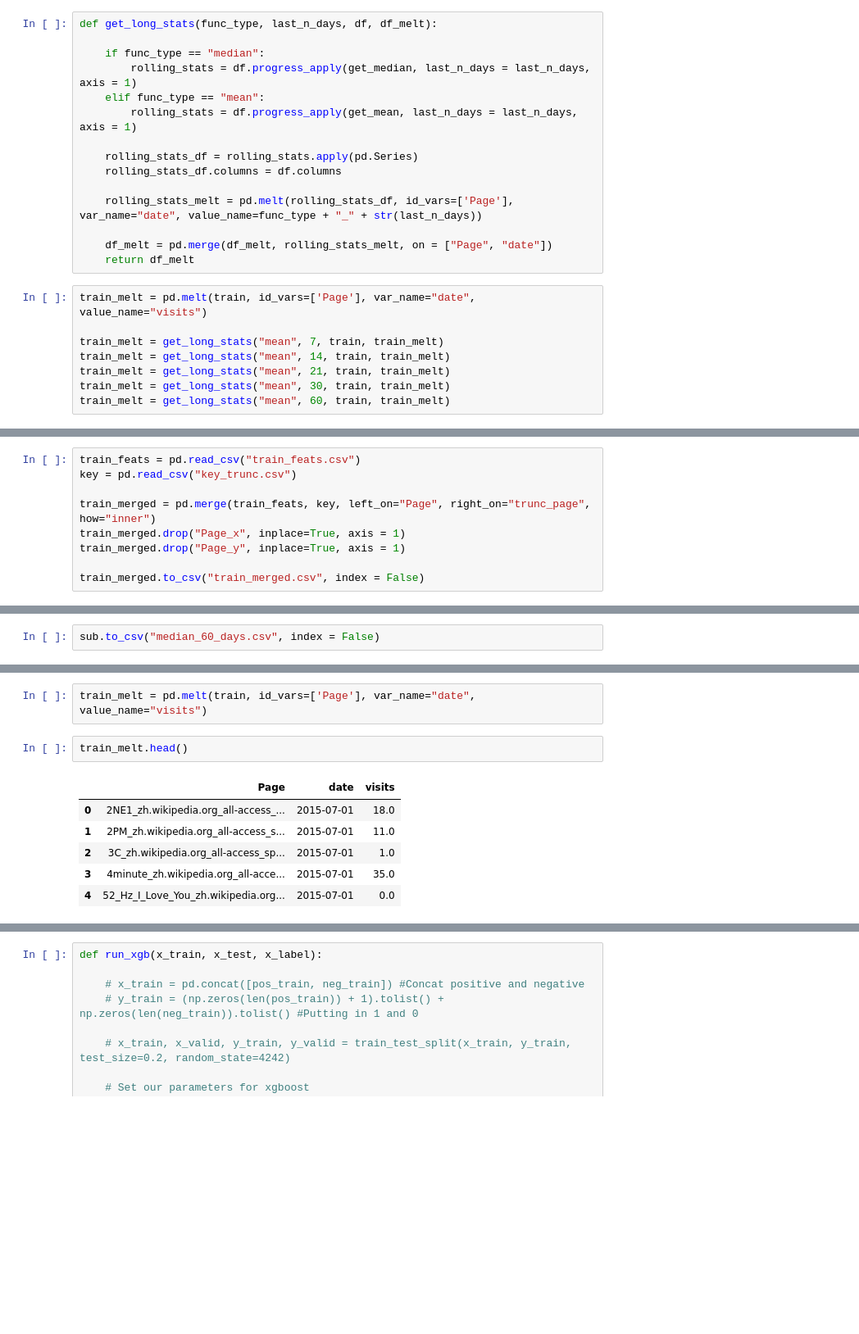
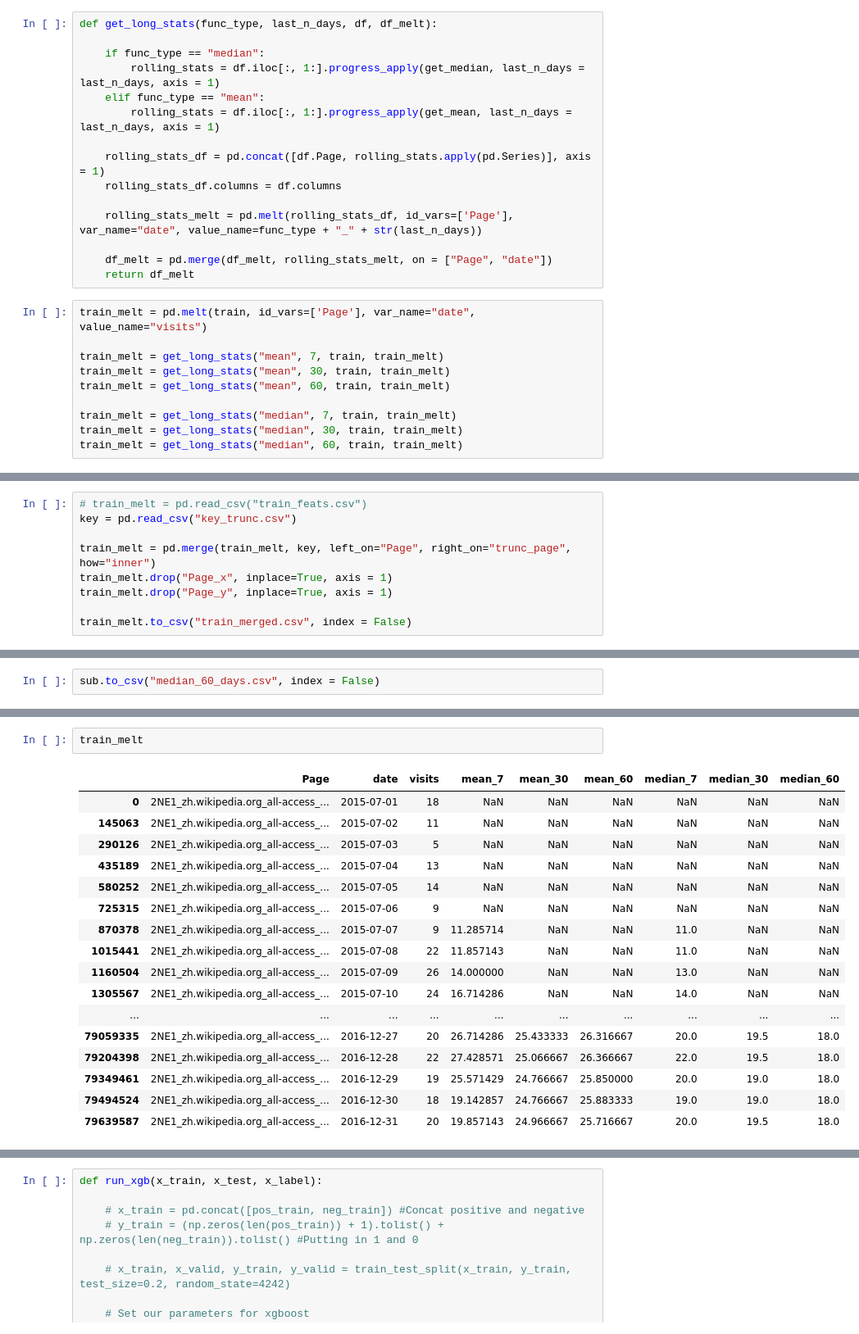
Before and after one commit to shubh24/web_traffic_prediction, a Jupyter notebook: explore.ipynb, the cells around one changed output, grey strips where cells are left out. Shown at 82% size. Saved outputs shown, nothing was run; the diff lists cells and outputs as text; blank space fills up the shorter version.

Commit message:
bug fix in mean,median. train_feats generated

```diff
--- a/explore.ipynb
+++ b/explore.ipynb
@@ -26,11 +26,11 @@ def get_mean(row, last_n_days):
 def get_long_stats(func_type, last_n_days, df, df_melt):
 
     if func_type == "median":
-        rolling_stats = df.progress_apply(get_median, last_n_days = last_n_days, axis = 1)
+        rolling_stats = df.iloc[:, 1:].progress_apply(get_median, last_n_days = last_n_days, axis = 1)
     elif func_type == "mean":
-        rolling_stats = df.progress_apply(get_mean, last_n_days = last_n_days, axis = 1)
+        rolling_stats = df.iloc[:, 1:].progress_apply(get_mean, last_n_days = last_n_days, axis = 1)
 
-    rolling_stats_df = rolling_stats.apply(pd.Series)
+    rolling_stats_df = pd.concat([df.Page, rolling_stats.apply(pd.Series)], axis = 1)
     rolling_stats_df.columns = df.columns
 
     rolling_stats_melt = pd.melt(rolling_stats_df, id_vars=['Page'], var_name="date", value_name=func_type + "_" + str(last_n_days))
@@ -41,7 +41,9 @@ def get_long_stats(func_type, last_n_days, df, df_melt):
 train_melt = pd.melt(train, id_vars=['Page'], var_name="date", value_name="visits")
 
 train_melt = get_long_stats("mean", 7, train, train_melt)
-train_melt = get_long_stats("mean", 14, train, train_melt)
-train_melt = get_long_stats("mean", 21, train, train_melt)
 train_melt = get_long_stats("mean", 30, train, train_melt)
 train_melt = get_long_stats("mean", 60, train, train_melt)
+
+train_melt = get_long_stats("median", 7, train, train_melt)
+train_melt = get_long_stats("median", 30, train, train_melt)
+train_melt = get_long_stats("median", 60, train, train_melt)
@@ -75,11 +59,11 @@ train_feats.to_csv("train_feats.csv", index = False)
 key["trunc_page"] = key.apply(lambda x: x["Page"][:-11], axis = 1)
 key.to_csv("key_trunc.csv", index = False)
 # %%
-train_feats = pd.read_csv("train_feats.csv")
+# train_melt = pd.read_csv("train_feats.csv")
 key = pd.read_csv("key_trunc.csv")
 
-train_merged = pd.merge(train_feats, key, left_on="Page", right_on="trunc_page", how="inner")
-train_merged.drop("Page_x", inplace=True, axis = 1)
-train_merged.drop("Page_y", inplace=True, axis = 1)
+train_melt = pd.merge(train_melt, key, left_on="Page", right_on="trunc_page", how="inner")
+train_melt.drop("Page_x", inplace=True, axis = 1)
+train_melt.drop("Page_y", inplace=True, axis = 1)
 
-train_merged.to_csv("train_merged.csv", index = False)
+train_melt.to_csv("train_merged.csv", index = False)
@@ -104,11 +80,20 @@ train.head()
-# %%
-train_melt = pd.melt(train, id_vars=['Page'], var_name="date", value_name="visits")
 # %%
-train_melt.head()
+train_melt
 # %% [output]
-|  | Page | date | visits |
-| 0 | 2NE1_zh.wikipedia.org_all-access_... | 2015-07-01 | 18.0 |
-| 1 | 2PM_zh.wikipedia.org_all-access_s... | 2015-07-01 | 11.0 |
-| 2 | 3C_zh.wikipedia.org_all-access_sp... | 2015-07-01 | 1.0 |
-| 3 | 4minute_zh.wikipedia.org_all-acce... | 2015-07-01 | 35.0 |
-| 4 | 52_Hz_I_Love_You_zh.wikipedia.org... | 2015-07-01 | 0.0 |
+|  | Page | date | visits | mean_7 | mean_30 | mean_60 | median_7 | median_30 | median_60 |
+| 0 | 2NE1_zh.wikipedia.org_all-access_... | 2015-07-01 | 18 | NaN | NaN | NaN | NaN | NaN | NaN |
+| 145063 | 2NE1_zh.wikipedia.org_all-access_... | 2015-07-02 | 11 | NaN | NaN | NaN | NaN | NaN | NaN |
+| 290126 | 2NE1_zh.wikipedia.org_all-access_... | 2015-07-03 | 5 | NaN | NaN | NaN | NaN | NaN | NaN |
+| 435189 | 2NE1_zh.wikipedia.org_all-access_... | 2015-07-04 | 13 | NaN | NaN | NaN | NaN | NaN | NaN |
+| 580252 | 2NE1_zh.wikipedia.org_all-access_... | 2015-07-05 | 14 | NaN | NaN | NaN | NaN | NaN | NaN |
+| 725315 | 2NE1_zh.wikipedia.org_all-access_... | 2015-07-06 | 9 | NaN | NaN | NaN | NaN | NaN | NaN |
+| 870378 | 2NE1_zh.wikipedia.org_all-access_... | 2015-07-07 | 9 | 11.285714 | NaN | NaN | 11.0 | NaN | NaN |
+| 1015441 | 2NE1_zh.wikipedia.org_all-access_... | 2015-07-08 | 22 | 11.857143 | NaN | NaN | 11.0 | NaN | NaN |
+| 1160504 | 2NE1_zh.wikipedia.org_all-access_... | 2015-07-09 | 26 | 14.000000 | NaN | NaN | 13.0 | NaN | NaN |
+| 1305567 | 2NE1_zh.wikipedia.org_all-access_... | 2015-07-10 | 24 | 16.714286 | NaN | NaN | 14.0 | NaN | NaN |
+| ... | ... | ... | ... | ... | ... | ... | ... | ... | ... |
+| 79059335 | 2NE1_zh.wikipedia.org_all-access_... | 2016-12-27 | 20 | 26.714286 | 25.433333 | 26.316667 | 20.0 | 19.5 | 18.0 |
+| 79204398 | 2NE1_zh.wikipedia.org_all-access_... | 2016-12-28 | 22 | 27.428571 | 25.066667 | 26.366667 | 22.0 | 19.5 | 18.0 |
+| 79349461 | 2NE1_zh.wikipedia.org_all-access_... | 2016-12-29 | 19 | 25.571429 | 24.766667 | 25.850000 | 20.0 | 19.0 | 18.0 |
+| 79494524 | 2NE1_zh.wikipedia.org_all-access_... | 2016-12-30 | 18 | 19.142857 | 24.766667 | 25.883333 | 19.0 | 19.0 | 18.0 |
+| 79639587 | 2NE1_zh.wikipedia.org_all-access_... | 2016-12-31 | 20 | 19.857143 | 24.966667 | 25.716667 | 20.0 | 19.5 | 18.0 |
```
Also changed, not shown: parts of 9 cells of this notebook.
